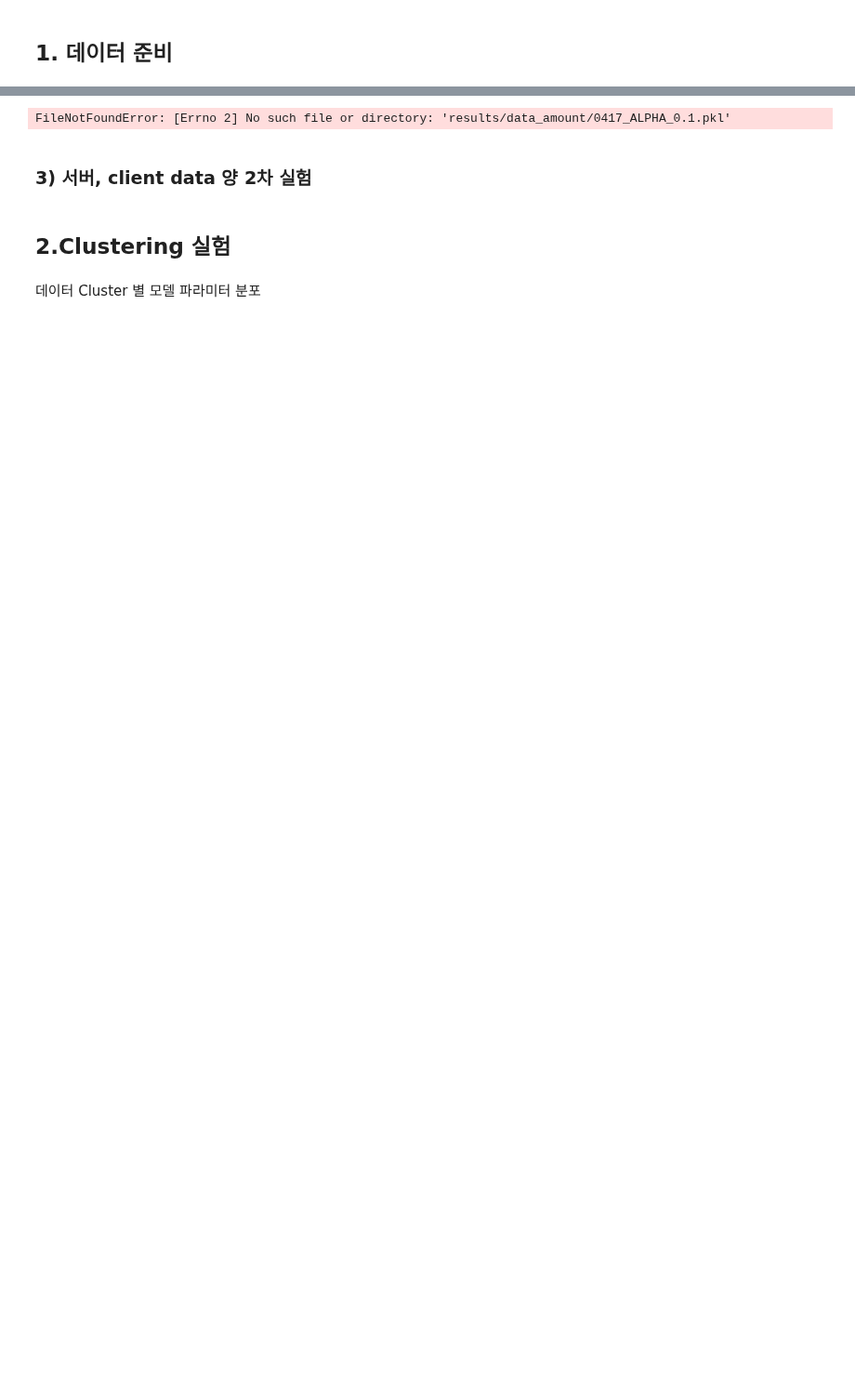
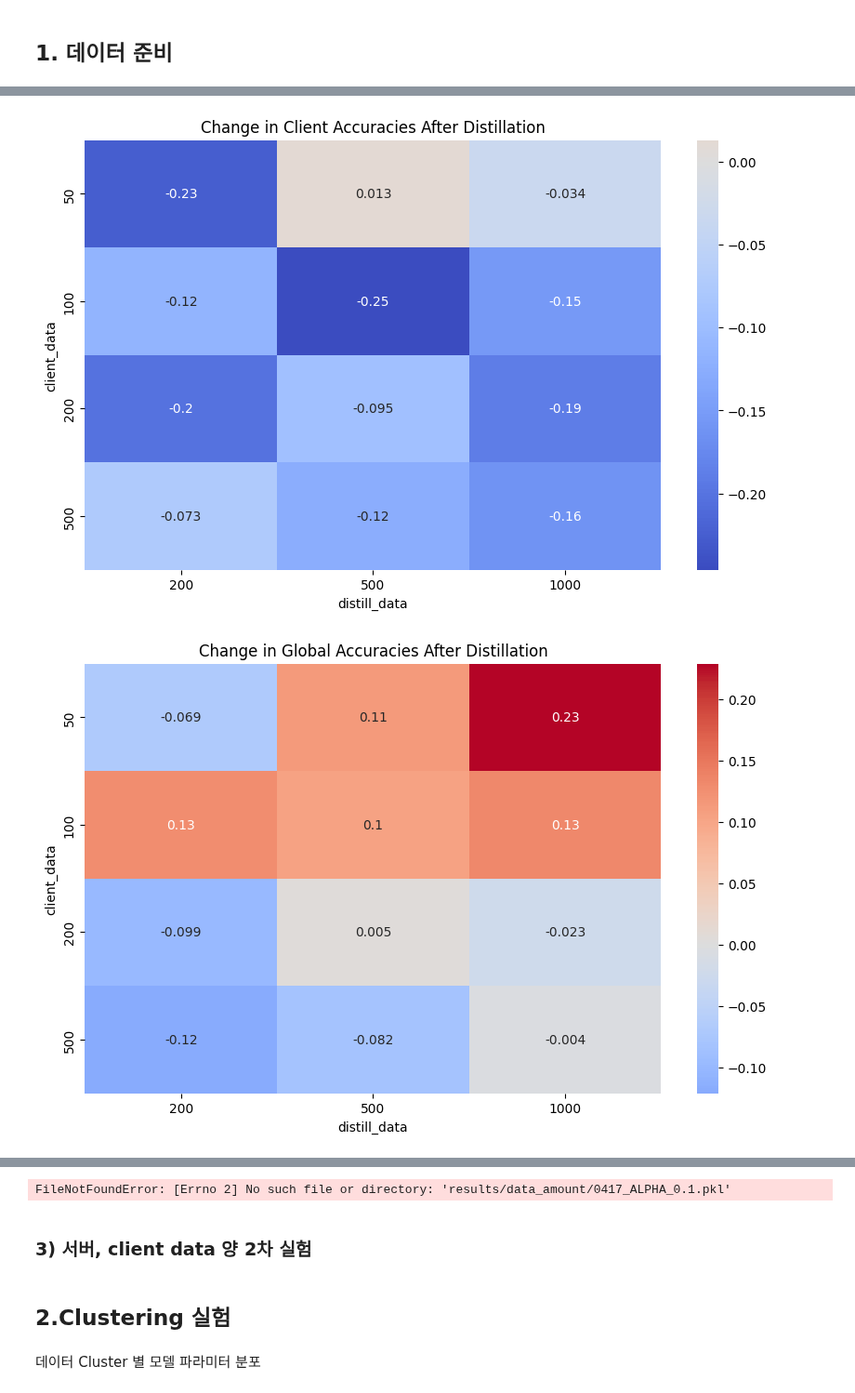
Before and after one commit to yangbaechu/FD-with-Label-Based-Group-Structure, a Jupyter notebook: FedCD.ipynb, the cells around one changed output, grey strips where cells are left out. Shown at 93% size. Saved outputs shown, nothing was run; the diff lists cells and outputs as text; code cells hidden in the pictures; blank space fills up the shorter version.

Commit message:
Experiment with global distillation only

```diff
--- a/FedCD.ipynb
+++ b/FedCD.ipynb
@@ -197,2 +211,27 @@ last acc: 0.632, 0.147
+# %%
+import pandas as pd
+import seaborn as sns
+import matplotlib.pyplot as plt
+
+# Load the DataFrame
+df = pd.read_csv('results/global_distill/1320.csv', header=[0, 1], index_col=[0, 1])
+
+# Compute the changes in accuracies after distillation
+df[('client_accs', 'change')] = df[('client_accs', 'after_distill')] - df[('client_accs', 'before_distill')]
+df[('global_accs', 'change')] = df[('global_accs', 'after_distill')] - df[('global_accs', 'before_distill')]
+
+# Create heatmaps
+plt.figure(figsize=(10, 6))
+sns.heatmap(df[('client_accs', 'change')].unstack(), annot=True, cmap='coolwarm', center=0)
+plt.title('Change in Client Accuracies After Distillation')
+plt.show()
+
+plt.figure(figsize=(10, 6))
+sns.heatmap(df[('global_accs', 'change')].unstack(), annot=True, cmap='coolwarm', center=0)
+plt.title('Change in Global Accuracies After Distillation')
+plt.show()
+# %% [output]
+[figure, added]
+[figure, added]
 # %%
 #client_acc_after_distill, global_acc_after_distill, client_acc_final, global_acc_final = do_experiments(total_client_data=total_client_data, data_per_class=data_per_class, ALPHA)
```
Also changed, not shown: parts of 6 cells of this notebook, 2 other files.
